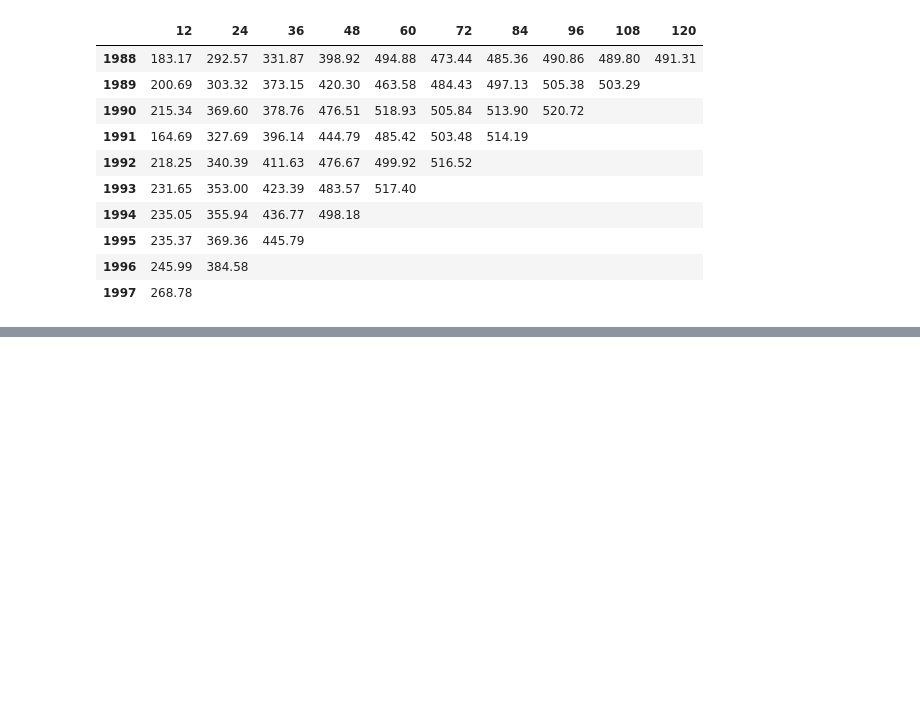
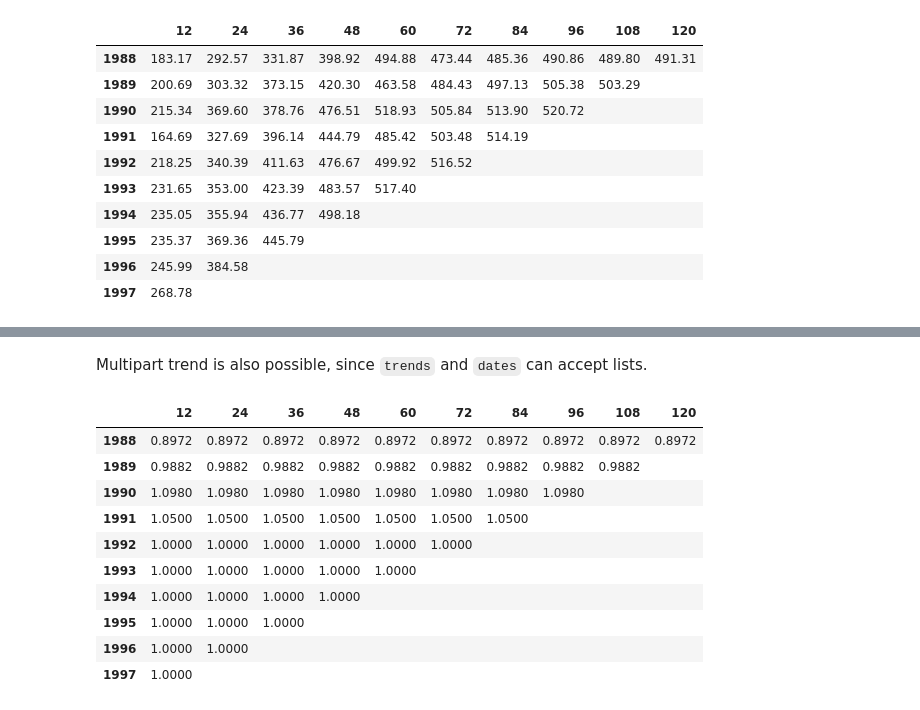
Before and after one commit to genedan/cl-practitioners-guide, a Jupyter notebook: chapter 2/chainladder-python tutorials.ipynb, the cells around one changed output, grey strips where cells are left out. Saved outputs shown, nothing was run; the diff lists cells and outputs as text; code cells hidden in the pictures; blank space fills up the shorter version.

```diff
--- a/chapter 2/chainladder-python tutorials.ipynb
+++ b/chapter 2/chainladder-python tutorials.ipynb
@@ -392,0 +462,20 @@ Compare the result to `(clrd["CumPaidLoss"] / clrd["CaseIncurLoss"]).sum()`, whi
+# %% [markdown]
+Multipart trend is also possible, since `trends` and `dates` can accept lists.
+# %%
+cl.Trend(
+    trends=[0.05, -0.10],
+    dates=[("1992-12-31", "1991-01-01"), ("1990-12-31", "1989-01-01")],
+    axis="origin",
+).fit(clrd["CumPaidLoss"].sum()).trend_
+# %% [output]
+|  | 12 | 24 | 36 | 48 | 60 | 72 | 84 | 96 | 108 | 120 |
+| 1988 | 0.8972 | 0.8972 | 0.8972 | 0.8972 | 0.8972 | 0.8972 | 0.8972 | 0.8972 | 0.8972 | 0.8972 |
+| 1989 | 0.9882 | 0.9882 | 0.9882 | 0.9882 | 0.9882 | 0.9882 | 0.9882 | 0.9882 | 0.9882 |  |
+| 1990 | 1.0980 | 1.0980 | 1.0980 | 1.0980 | 1.0980 | 1.0980 | 1.0980 | 1.0980 |  |  |
+| 1991 | 1.0500 | 1.0500 | 1.0500 | 1.0500 | 1.0500 | 1.0500 | 1.0500 |  |  |  |
+| 1992 | 1.0000 | 1.0000 | 1.0000 | 1.0000 | 1.0000 | 1.0000 |  |  |  |  |
+| 1993 | 1.0000 | 1.0000 | 1.0000 | 1.0000 | 1.0000 |  |  |  |  |  |
+| 1994 | 1.0000 | 1.0000 | 1.0000 | 1.0000 |  |  |  |  |  |  |
+| 1995 | 1.0000 | 1.0000 | 1.0000 |  |  |  |  |  |  |  |
+| 1996 | 1.0000 | 1.0000 |  |  |  |  |  |  |  |  |
+| 1997 | 1.0000 |  |  |  |  |  |  |  |  |  |
```
Also changed, not shown: parts of 84 cells of this notebook.
